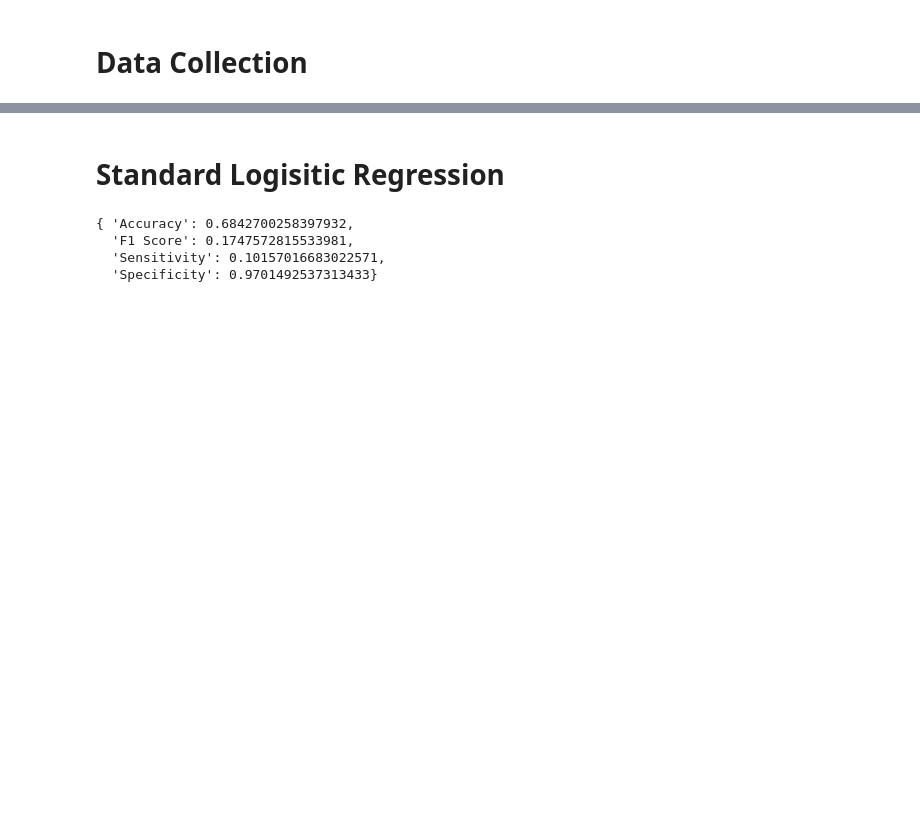
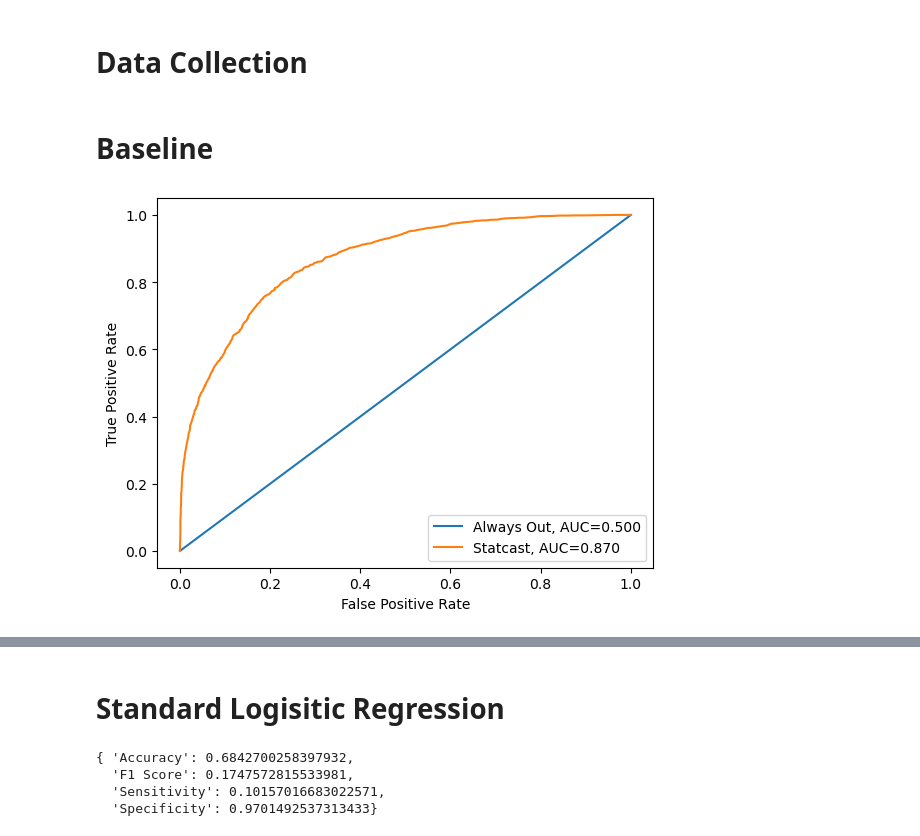
Before and after one commit to mattbbernstein/bayes-hit-probability, a Jupyter notebook: Modelling.ipynb, the cells around one changed output, grey strips where cells are left out. Drawn from its saved outputs; the diff is of its cells as text; code cells hidden in the pictures; blank space fills up the shorter version.

```diff
--- a/Modelling.ipynb
+++ b/Modelling.ipynb
@@ -48,3 +48,22 @@ data['spray_angle'] = data.apply(get_spray_angle, axis='columns')
 # %%
 rng = np.random.RandomState(seed=6420)
 X_train, X_test, y_train, y_test = train_test_split(data.drop("is_hit", axis="columns"), data["is_hit"], test_size = 0.3, random_state=rng)
+# %% [markdown]
+# Baseline
+# %%
+always_out = np.zeros_like(y_test)
+plt.figure(0).clf()
+
+fpr_ao, tpr_ao, _ = roc_curve(y_test, always_out)
+auc_ao = roc_auc_score(y_test, always_out)
+fpr_statcast, tpr_statcast, _ = roc_curve(y_test, X_test['estimated_ba_using_speedangle'])
+auc_statcast = roc_auc_score(y_test, X_test['estimated_ba_using_speedangle'])
+
+plt.plot(fpr_ao, tpr_ao, label=f"Always Out, AUC={auc_ao:0.3f}")
+plt.plot(fpr_statcast, tpr_statcast, label=f"Statcast, AUC={auc_statcast:0.3f}")
+
+plt.xlabel('False Positive Rate')
+plt.ylabel('True Positive Rate')
+plt.legend();
+# %% [output]
+[figure, added]
```
Also changed, not shown: parts of 8 cells of this notebook, 1 other file.
